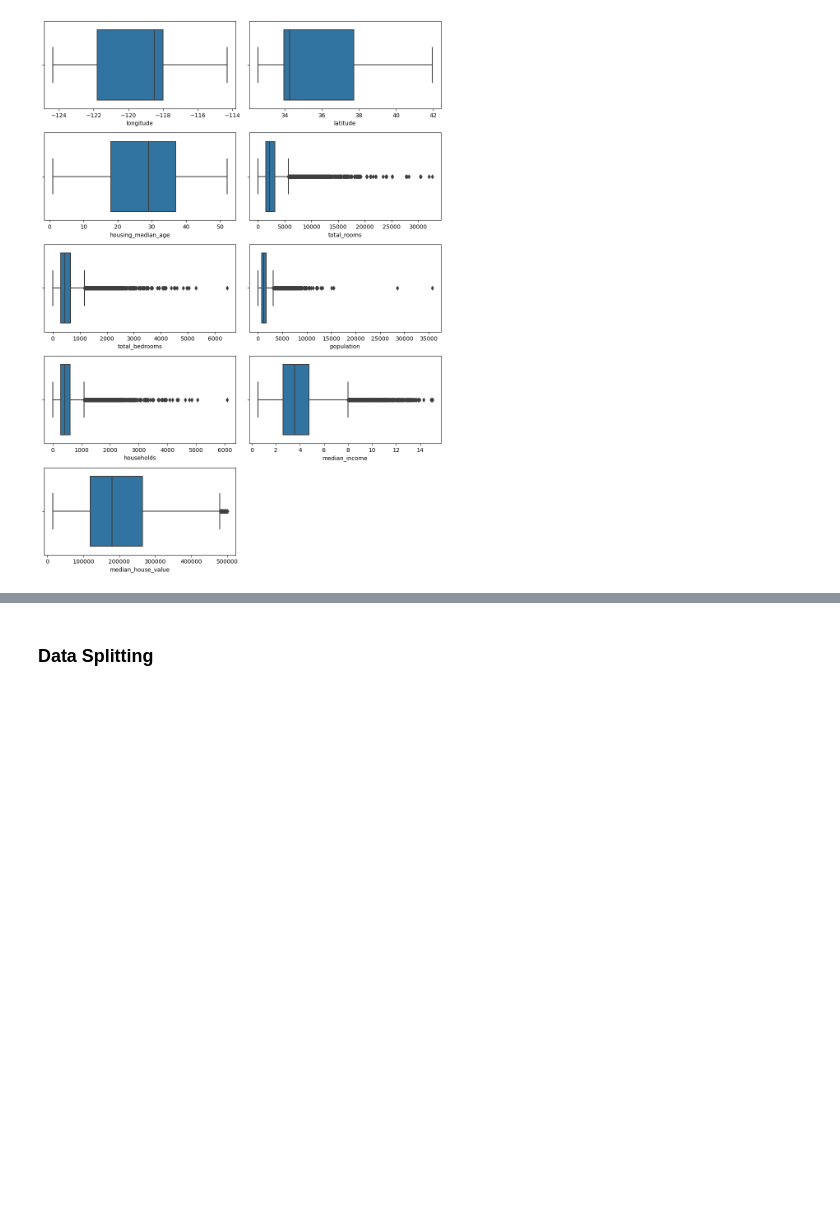
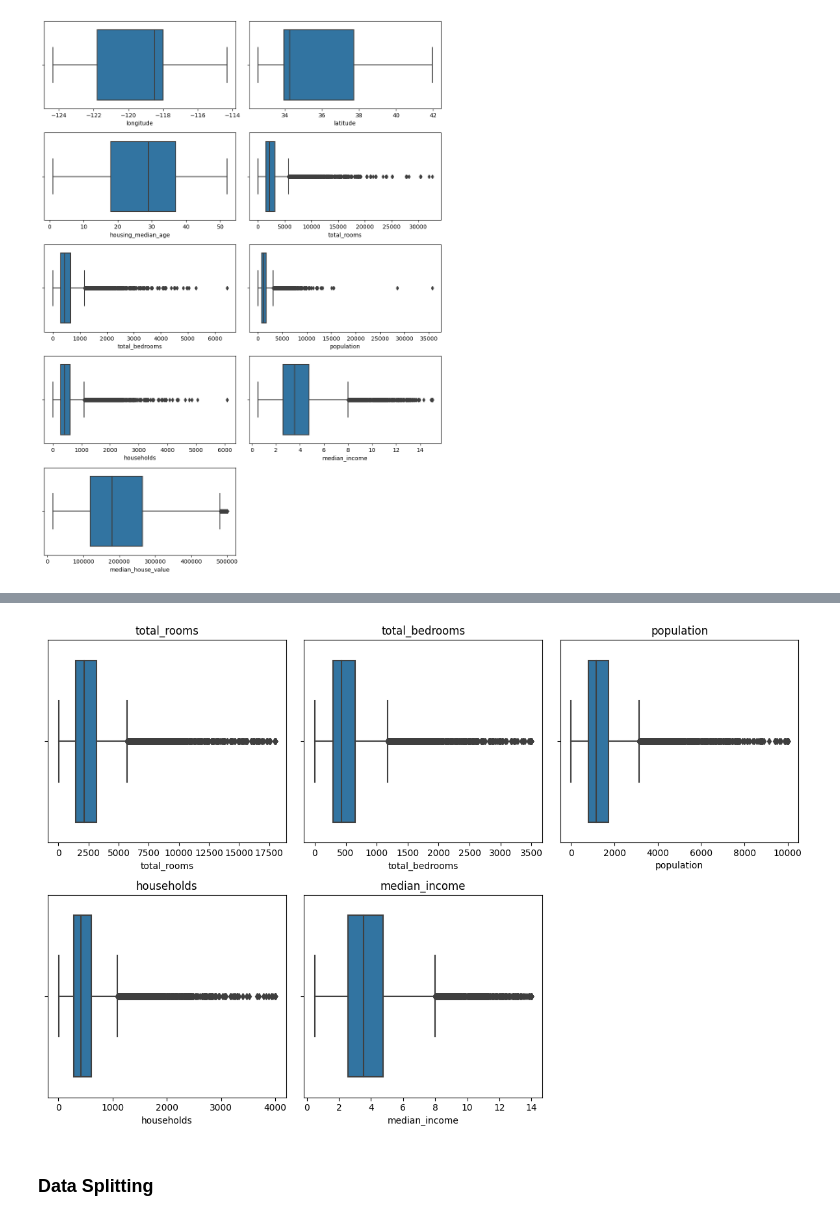
Before and after one commit to Chris503g/California-Housing-Price-Prediction, a Jupyter notebook: main.ipynb, the cells around one changed output, grey strips where cells are left out. Cells and saved outputs as stored; diff of their text form; code cells hidden in the pictures; blank space fills up the shorter version.

```diff
--- a/main.ipynb
+++ b/main.ipynb
@@ -151,3 +176,27 @@ plt.show()
+# %%
+thresholds = {
+    'total_rooms': 18000,
+    'total_bedrooms': 3500,
+    'population': 10000,
+    'households': 4000,
+    'median_income': 14
+}
+
+# Apply thresholds to the respective columns
+for col, threshold in thresholds.items():
+    df[col] = np.where(df[col] > threshold, threshold, df[col])
+
+# Create boxplots for each column
+plt.figure(figsize=(12, 8))
+for i, col in enumerate(thresholds.keys(), 1):
+    plt.subplot(2, 3, i)
+    sns.boxplot(data=df, x=col)
+    plt.title(col)
+
+plt.tight_layout()
+plt.show()
+# %% [output]
+[figure, added]
 # %% [markdown]
 ### **Data Splitting**
 # %%
```
Also changed, not shown: parts of 29 cells of this notebook.
